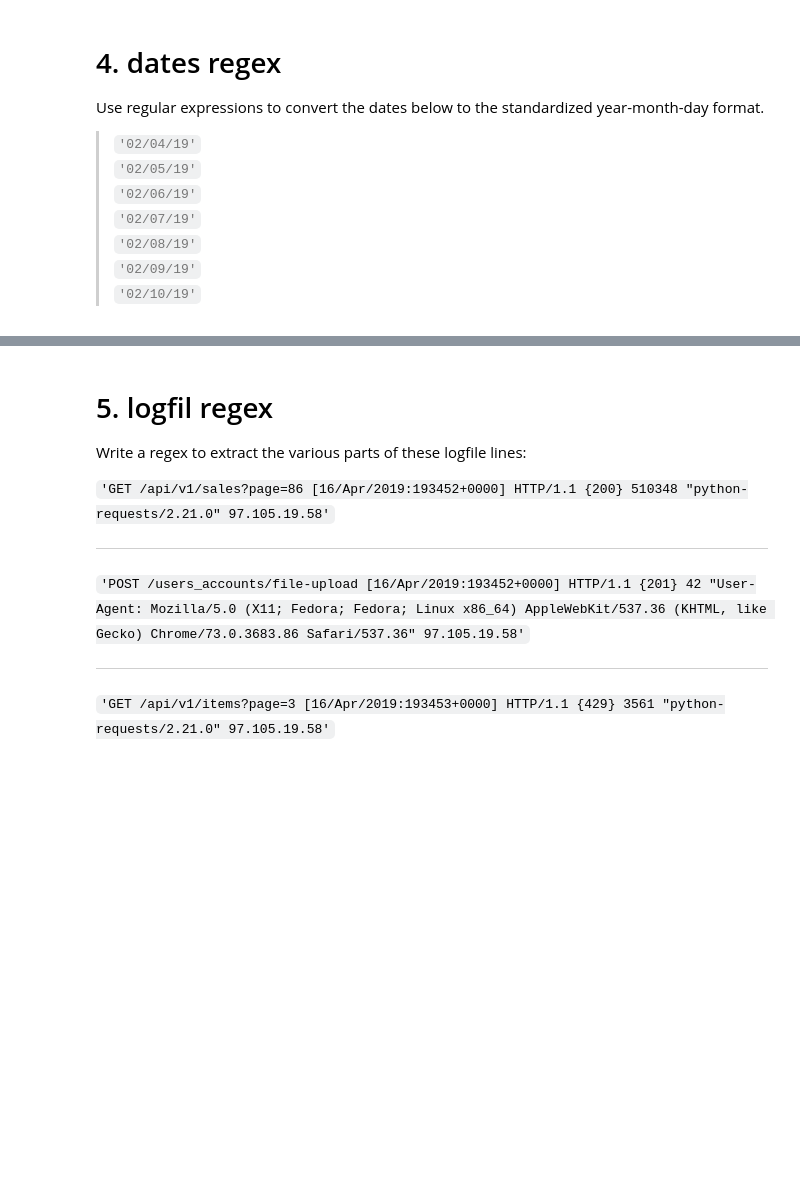
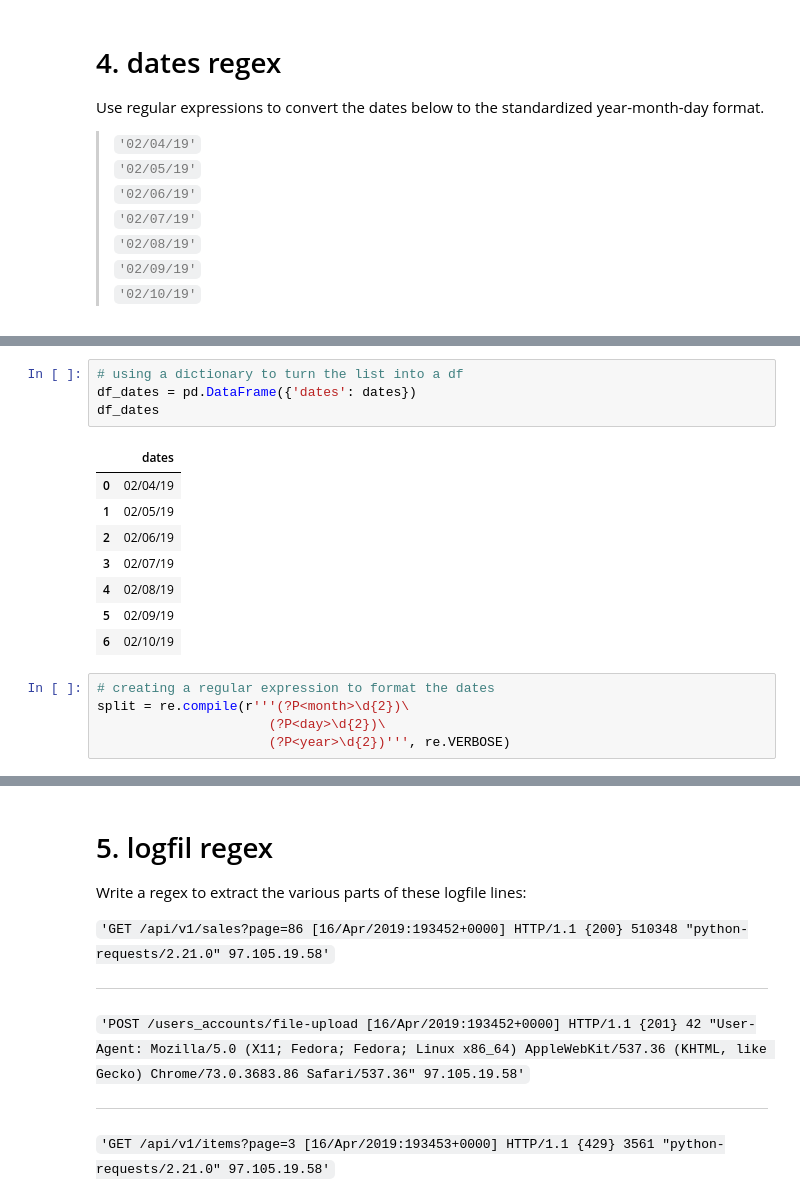
Before and after one commit to stephanie-jones78/nlp_exercises, a Jupyter notebook: 01b_regex-exercise.ipynb, the cells around one changed output, grey strips where cells are left out. Saved outputs shown, nothing was run; the diff lists cells and outputs as text; blank space fills up the shorter version.

```diff
--- a/01b_regex-exercise.ipynb
+++ b/01b_regex-exercise.ipynb
@@ -243,0 +337,18 @@ Use regular expressions to convert the dates below to the standardized year-mont
+# %%
+# using a dictionary to turn the list into a df
+df_dates = pd.DataFrame({'dates': dates})
+df_dates
+# %% [output]
+|  | dates |
+| 0 | 02/04/19 |
+| 1 | 02/05/19 |
+| 2 | 02/06/19 |
+| 3 | 02/07/19 |
+| 4 | 02/08/19 |
+| 5 | 02/09/19 |
+| 6 | 02/10/19 |
+# %%
+# creating a regular expression to format the dates
+split = re.compile(r'''(?P<month>\d{2})\
+                      (?P<day>\d{2})\
+                      (?P<year>\d{2})''', re.VERBOSE)
```
Also changed, not shown: parts of 21 cells of this notebook.
